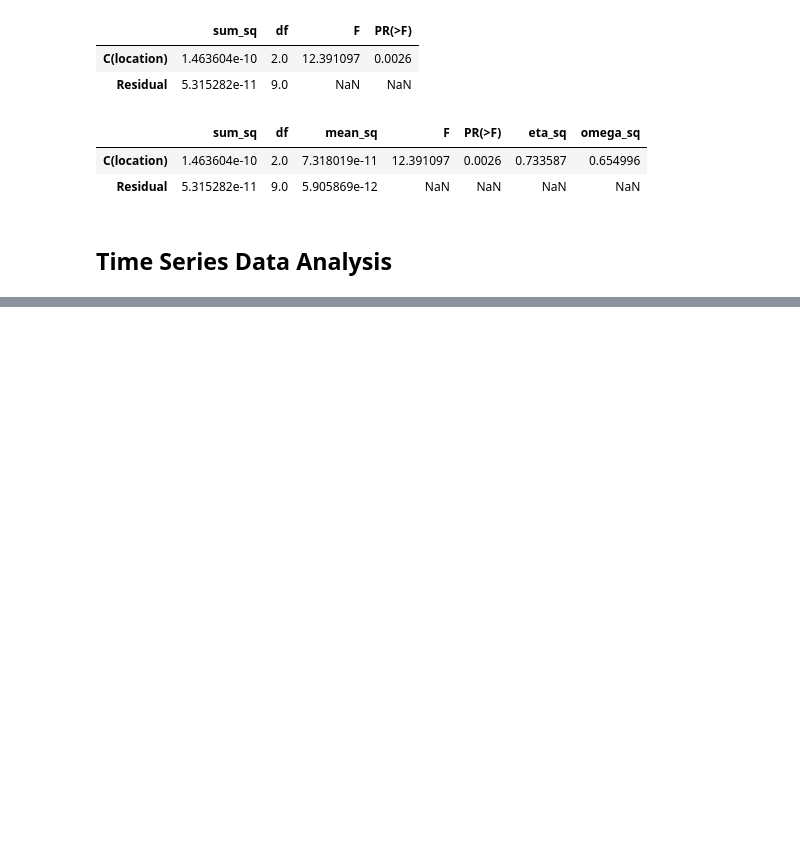
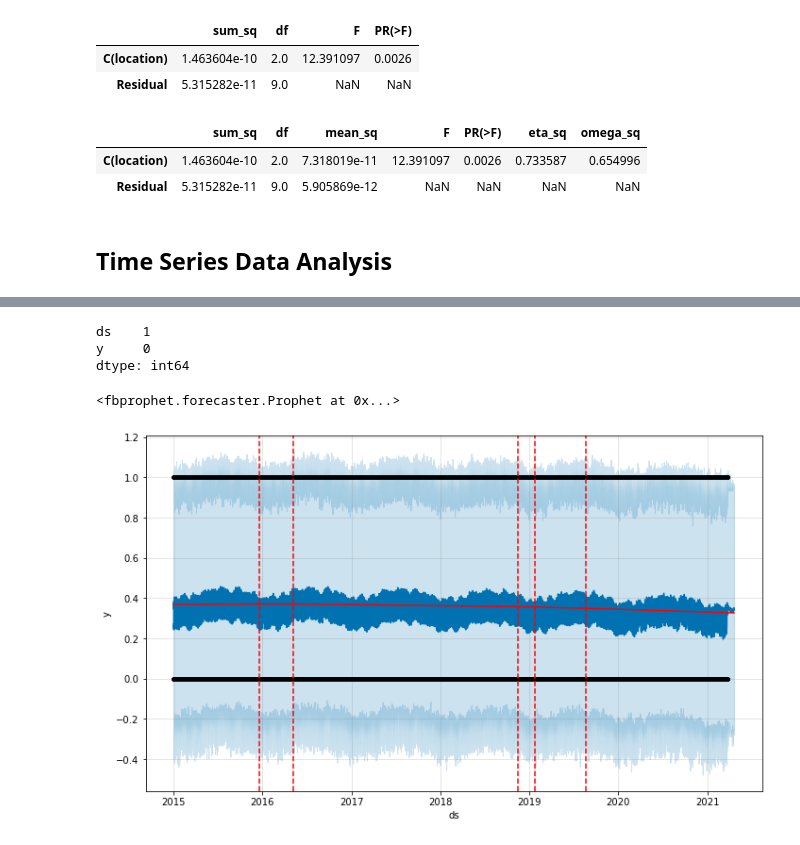
Before and after one commit to MEGlantz/Data205, a Jupyter notebook: StatisticalAnalysis.ipynb, the cells around one changed output, grey strips where cells are left out. Drawn from its saved outputs; the diff is of its cells as text; code cells hidden in the pictures; blank space fills up the shorter version.

```diff
--- a/StatisticalAnalysis.ipynb
+++ b/StatisticalAnalysis.ipynb
@@ -758,0 +891,4 @@ anova_table(aov_table4)
+# %%
+# Repeat the process for injuries
+
+tsInjuries = pd.DataFrame({'ds':moCoTS.date_time,'y':moCoTS.Injury_Crash})
@@ -758,0 +904,30 @@ anova_table(aov_table4)
+# %%
+tsInjuries.isna().sum()
+# %% [output]
+ds    1
+y     0
+dtype: int64
+# %%
+# There is only one NA in over 120000 entries, so I'll just drop it
+
+tsInjuries = tsInjuries.dropna()
+# %%
+# instantiate the model and fit the timeseries
+
+prophet2 = Prophet()
+prophet2.fit(tsInjuries)
+# %% [output]
+<fbprophet.forecaster.Prophet at 0x...>
+# %%
+# create a future data frame
+future2 = prophet2.make_future_dataframe(periods=25)
+forecast2 = prophet2.predict(future2)
+# %%
+# display the most critical output columns from the forecast
+forecast2[['ds','yhat','yhat_lower','yhat_upper']].head()
+
+# plot
+fig2 = prophet2.plot(forecast2)
+a2 = add_changepoints_to_plot(fig2.gca(), prophet2, forecast2)
+# %% [output]
+[figure, added]
```
Also changed, not shown: parts of 41 cells of this notebook.
